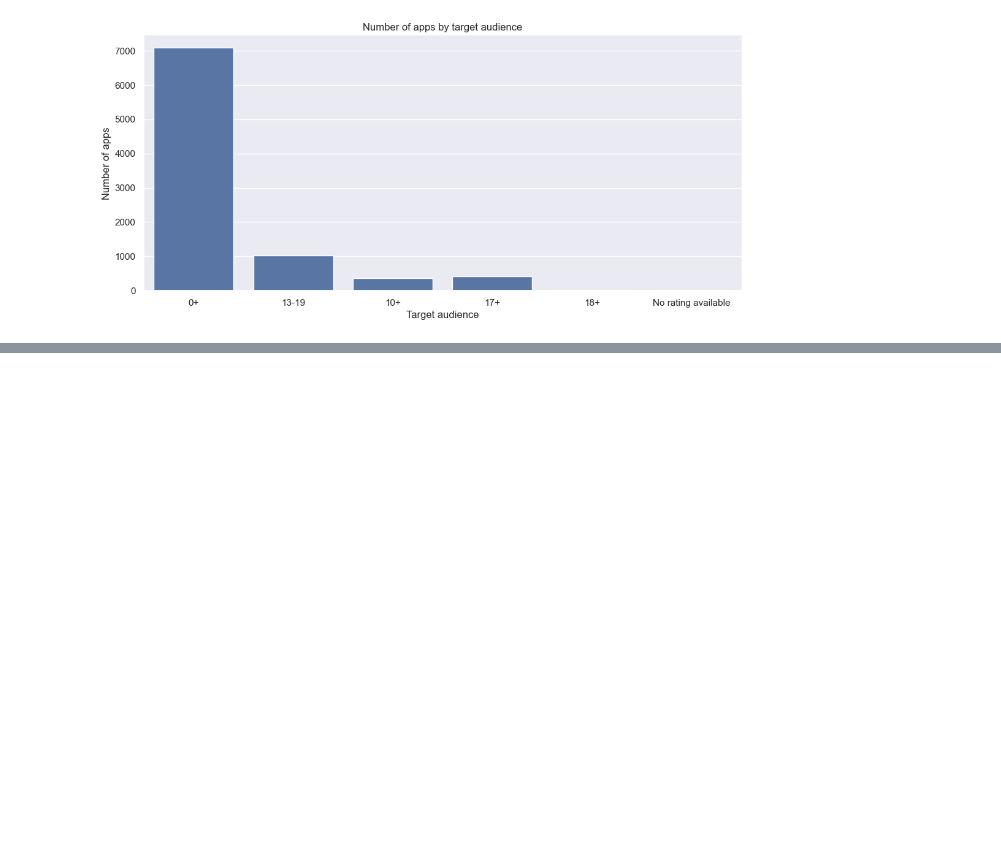
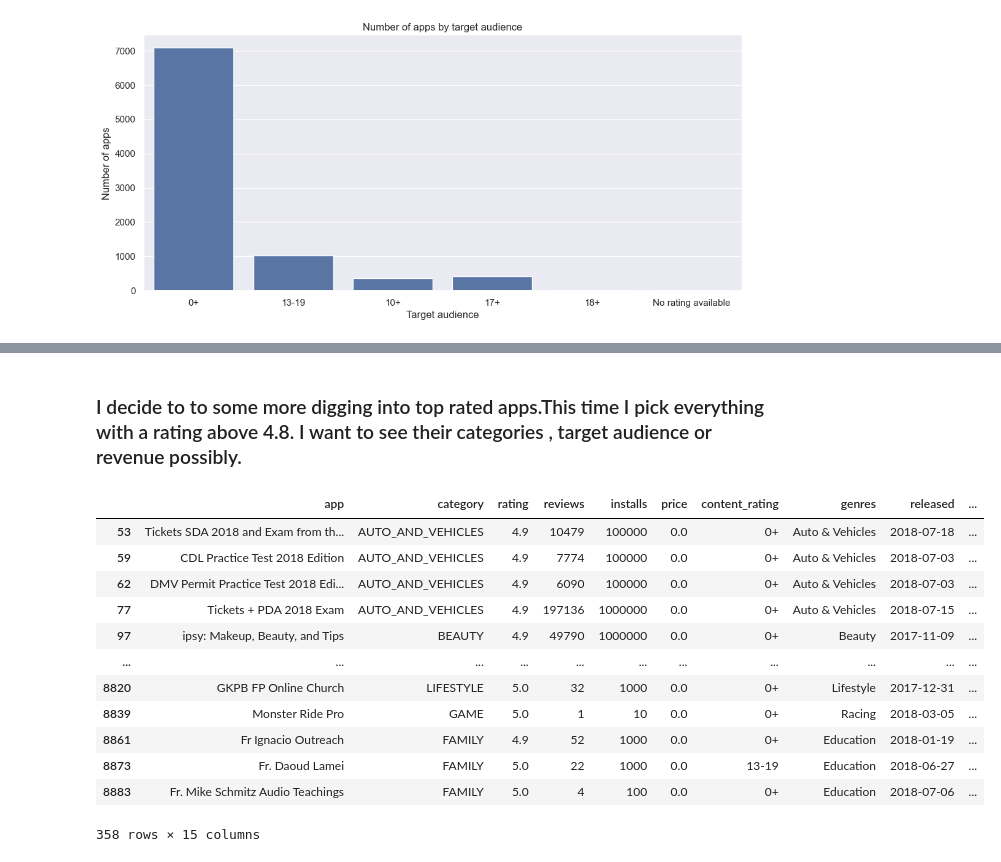
Before and after one commit to tanzhu91/google_playstore, a Jupyter notebook: playstore_ETL_EDA.ipynb, the cells around one changed output, grey strips where cells are left out. Drawn from its saved outputs; the diff is of its cells as text; code cells hidden in the pictures; blank space fills up the shorter version.

```diff
--- a/playstore_ETL_EDA.ipynb
+++ b/playstore_ETL_EDA.ipynb
@@ -758,0 +753,19 @@ data_clean.head()
+# %% [markdown]
+### I decide to to some more digging into top rated apps.This time I pick everything with a rating above 4.8. I want to see their categories , target audience or revenue possibly.
+# %%
+data_top_rated_2 = data_clean[data_clean['rating'] > 4.8]
+data_top_rated_2
+# %% [output]
+|  | app | category | rating | reviews | installs | price | content_rating | genres | released | ... |
+| 53 | Tickets SDA 2018 and Exam from th... | AUTO_AND_VEHICLES | 4.9 | 10479 | 100000 | 0.0 | 0+ | Auto & Vehicles | 2018-07-18 | ... |
+| 59 | CDL Practice Test 2018 Edition | AUTO_AND_VEHICLES | 4.9 | 7774 | 100000 | 0.0 | 0+ | Auto & Vehicles | 2018-07-03 | ... |
+| 62 | DMV Permit Practice Test 2018 Edi... | AUTO_AND_VEHICLES | 4.9 | 6090 | 100000 | 0.0 | 0+ | Auto & Vehicles | 2018-07-03 | ... |
+| 77 | Tickets + PDA 2018 Exam | AUTO_AND_VEHICLES | 4.9 | 197136 | 1000000 | 0.0 | 0+ | Auto & Vehicles | 2018-07-15 | ... |
+| 97 | ipsy: Makeup, Beauty, and Tips | BEAUTY | 4.9 | 49790 | 1000000 | 0.0 | 0+ | Beauty | 2017-11-09 | ... |
+| ... | ... | ... | ... | ... | ... | ... | ... | ... | ... | ... |
+| 8820 | GKPB FP Online Church | LIFESTYLE | 5.0 | 32 | 1000 | 0.0 | 0+ | Lifestyle | 2017-12-31 | ... |
+| 8839 | Monster Ride Pro | GAME | 5.0 | 1 | 10 | 0.0 | 0+ | Racing | 2018-03-05 | ... |
+| 8861 | Fr Ignacio Outreach | FAMILY | 4.9 | 52 | 1000 | 0.0 | 0+ | Education | 2018-01-19 | ... |
+| 8873 | Fr. Daoud Lamei | FAMILY | 5.0 | 22 | 1000 | 0.0 | 13-19 | Education | 2018-06-27 | ... |
+| 8883 | Fr. Mike Schmitz Audio Teachings | FAMILY | 5.0 | 4 | 100 | 0.0 | 0+ | Education | 2018-07-06 | ... |
+358 rows × 15 columns
```
Also changed, not shown: parts of 6 cells of this notebook.
